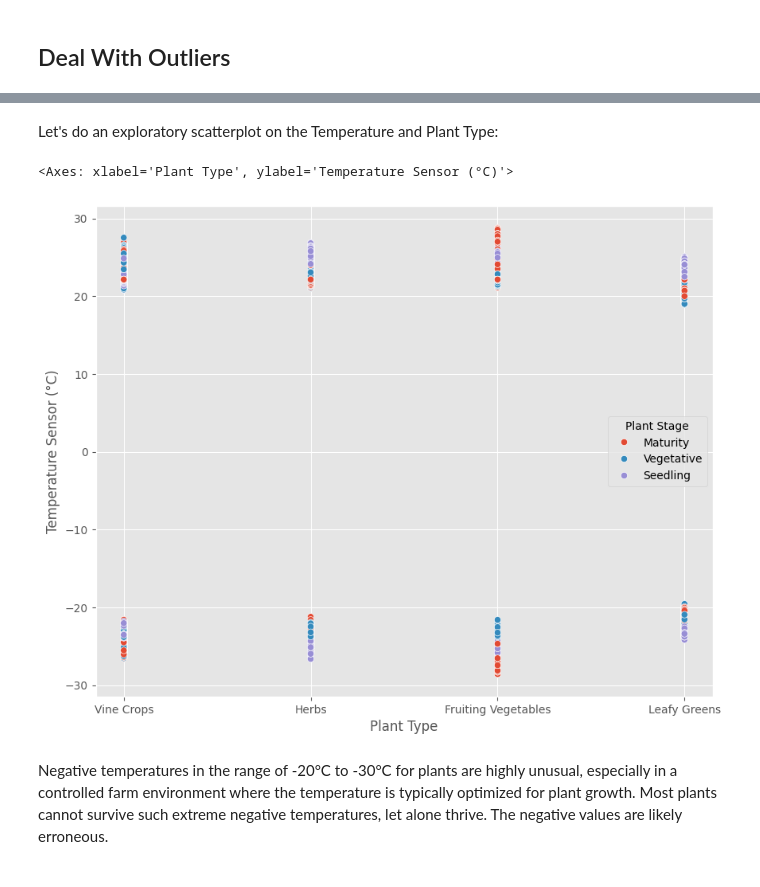
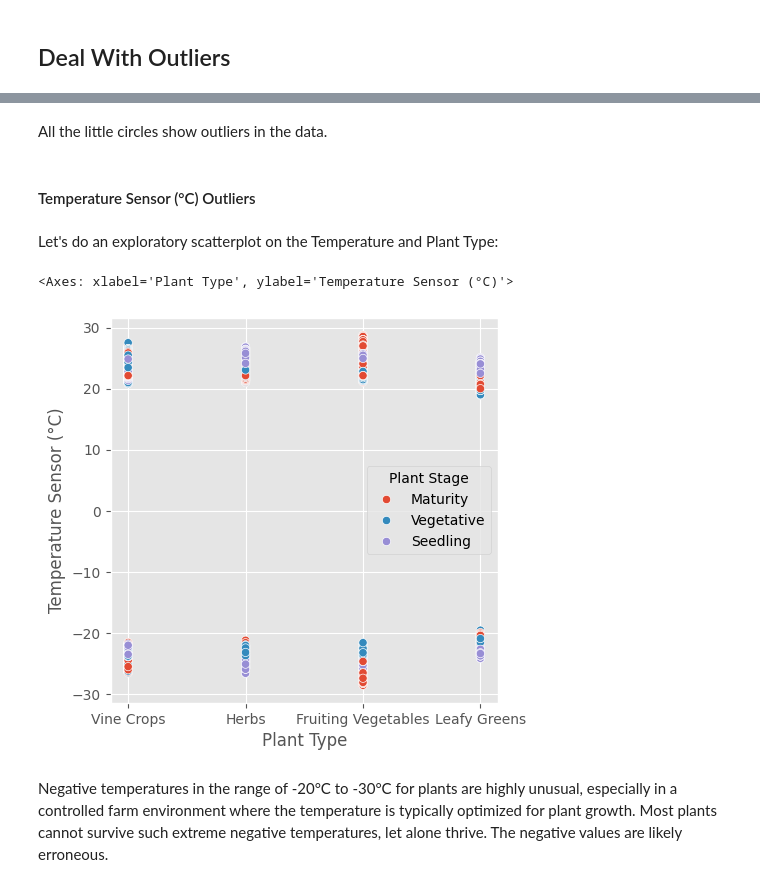
Before and after one commit to jasminetpm/ai-project-predicting-optimal-plant-growth-conditions, a Jupyter notebook: eda.ipynb, the cells around one changed output, grey strips where cells are left out. Saved outputs shown, nothing was run; the diff lists cells and outputs as text; code cells hidden in the pictures.

Commit message:
data cleaning and data visualizations added for EDA

```diff
--- a/eda.ipynb
+++ b/eda.ipynb
@@ -319,14 +326,18 @@ df
+# %% [markdown]
+All the little circles show outliers in the data.
+# %% [markdown]
+#### Temperature Sensor (°C) Outliers
 # %% [markdown]
 Let's do an exploratory scatterplot on the Temperature and Plant Type:
 # %%
-plt.figure(figsize=(10, 8))
+plt.figure(figsize=(5, 5))
 sns.scatterplot(x='Plant Type',
                 y='Temperature Sensor (°C)',
                 hue='Plant Stage',
                 data=df)
 # %% [output]
 <Axes: xlabel='Plant Type', ylabel='Temperature Sensor (°C)'>
-[figure, old version]
+[figure, new version]
 # %% [markdown]
 Negative temperatures in the range of -20°C to -30°C for plants are highly unusual, especially in a controlled farm environment where the temperature is typically optimized for plant growth.
 Most plants cannot survive such extreme negative temperatures, let alone thrive. The negative values are likely erroneous.
```
Also changed, not shown: parts of 75 cells of this notebook.
